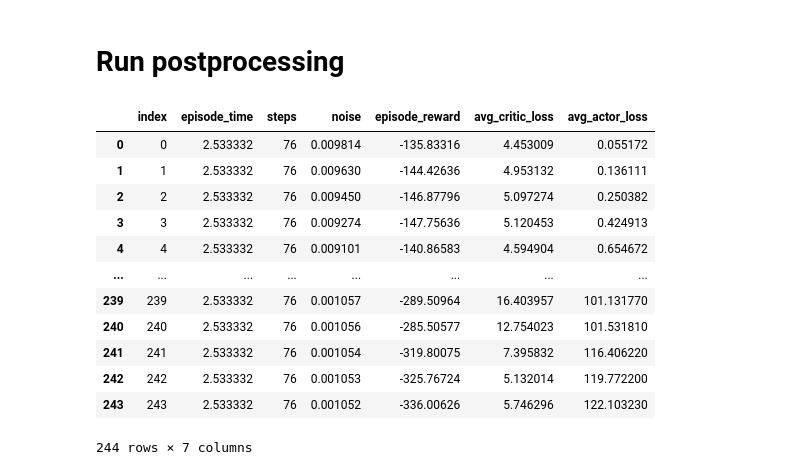
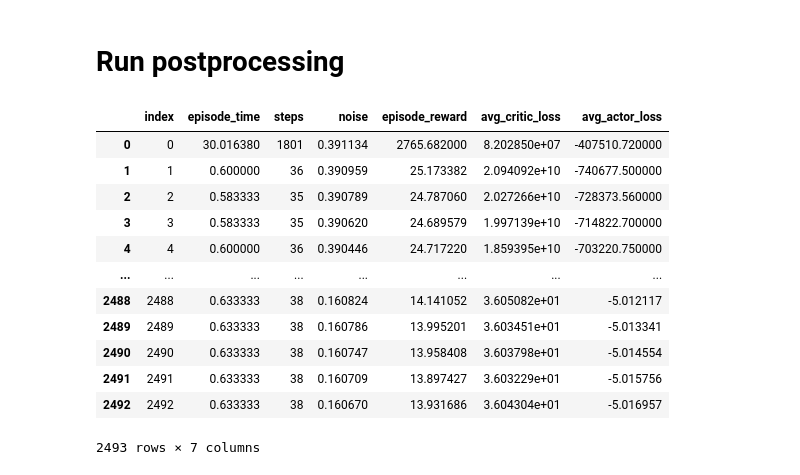
Before and after one commit to BearToCode/vho, a Jupyter notebook: postprocessing/run.ipynb, the cells around one changed output. Drawn from its saved outputs; the diff is of its cells as text; code cells hidden in the pictures.

```diff
--- a/postprocessing/run.ipynb
+++ b/postprocessing/run.ipynb
@@ -3,23 +3,24 @@
 # %%
 import pandas as pd
 
 output_directory = "../output"
-run_directory = "run_2026_07_16__11_53_25"
+# run_directory = "run_2026_07_16__20_46_07"
+run_directory = "run_2026_07_17__13_45_03"
 
 episodes = pd.read_csv(f"{output_directory}/{run_directory}/episodes.csv")
 
 episodes
 # %% [output]
 |  | index | episode_time | steps | noise | episode_reward | avg_critic_loss | avg_actor_loss |
-| 0 | 0 | 2.533332 | 76 | 0.009814 | -135.83316 | 4.453009 | 0.055172 |
-| 1 | 1 | 2.533332 | 76 | 0.009630 | -144.42636 | 4.953132 | 0.136111 |
-| 2 | 2 | 2.533332 | 76 | 0.009450 | -146.87796 | 5.097274 | 0.250382 |
-| 3 | 3 | 2.533332 | 76 | 0.009274 | -147.75636 | 5.120453 | 0.424913 |
-| 4 | 4 | 2.533332 | 76 | 0.009101 | -140.86583 | 4.594904 | 0.654672 |
+| 0 | 0 | 30.016380 | 1801 | 0.391134 | 2765.682000 | 8.202850e+07 | -407510.720000 |
+| 1 | 1 | 0.600000 | 36 | 0.390959 | 25.173382 | 2.094092e+10 | -740677.500000 |
+| 2 | 2 | 0.583333 | 35 | 0.390789 | 24.787060 | 2.027266e+10 | -728373.560000 |
+| 3 | 3 | 0.583333 | 35 | 0.390620 | 24.689579 | 1.997139e+10 | -714822.700000 |
+| 4 | 4 | 0.600000 | 36 | 0.390446 | 24.717220 | 1.859395e+10 | -703220.750000 |
 | ... | ... | ... | ... | ... | ... | ... | ... |
-| 239 | 239 | 2.533332 | 76 | 0.001057 | -289.50964 | 16.403957 | 101.131770 |
-| 240 | 240 | 2.533332 | 76 | 0.001056 | -285.50577 | 12.754023 | 101.531810 |
-| 241 | 241 | 2.533332 | 76 | 0.001054 | -319.80075 | 7.395832 | 116.406220 |
-| 242 | 242 | 2.533332 | 76 | 0.001053 | -325.76724 | 5.132014 | 119.772200 |
-| 243 | 243 | 2.533332 | 76 | 0.001052 | -336.00626 | 5.746296 | 122.103230 |
+| 2488 | 2488 | 0.633333 | 38 | 0.160824 | 14.141052 | 3.605082e+01 | -5.012117 |
+| 2489 | 2489 | 0.633333 | 38 | 0.160786 | 13.995201 | 3.603451e+01 | -5.013341 |
+| 2490 | 2490 | 0.633333 | 38 | 0.160747 | 13.958408 | 3.603798e+01 | -5.014554 |
+| 2491 | 2491 | 0.633333 | 38 | 0.160709 | 13.897427 | 3.603229e+01 | -5.015756 |
+| 2492 | 2492 | 0.633333 | 38 | 0.160670 | 13.931686 | 3.604304e+01 | -5.016957 |
-244 rows × 7 columns
+2493 rows × 7 columns
```
Also changed, not shown: parts of 1 cell of this notebook, 11 other files.
